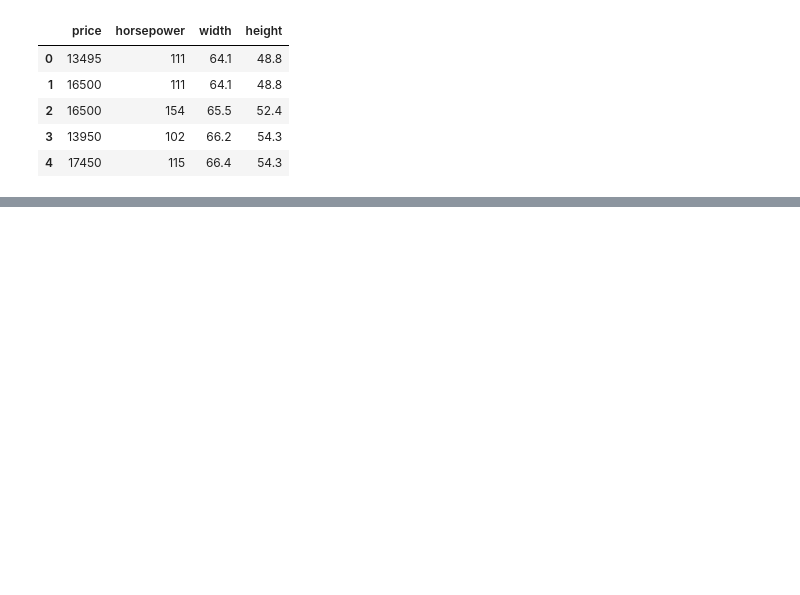
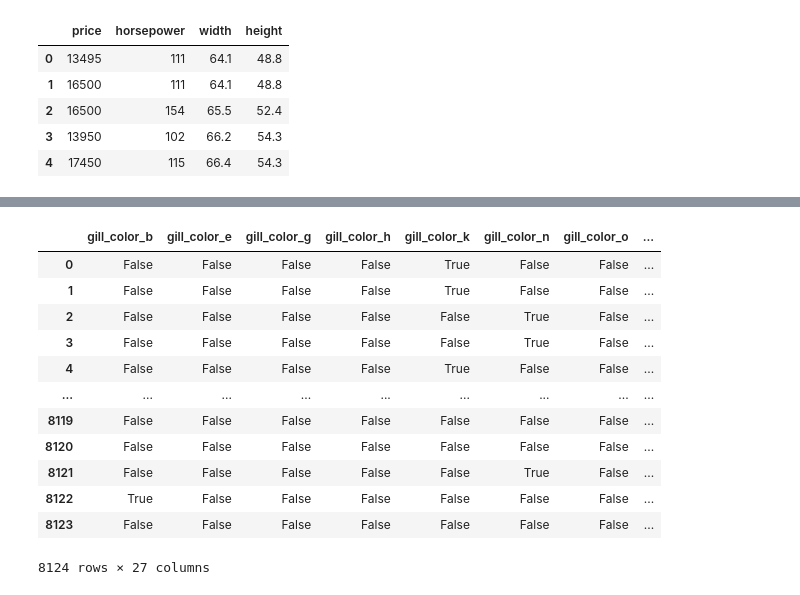
Before and after one commit to KoikeTakafumi2000/EU_M_Math-Repository, a Jupyter notebook: Chap08/Chap08_sample.ipynb, the cells around one changed output, grey strips where cells are left out. Cells and saved outputs as stored; diff of their text form; code cells hidden in the pictures; blank space fills up the shorter version.

```diff
--- a/Chap08/Chap08_sample.ipynb
+++ b/Chap08/Chap08_sample.ipynb
@@ -267,0 +286,14 @@ print('{}(test):{:.6f}'.format(model.__class__.__name__ , model.score(X_test,y_t
+# %%
+# データを取得
+url = 'http://archive.ics.uci.edu/ml/machine-learning-databases/mushroom/agaricus-lepiota.data'
+res = requests.get(url).content
+# 取得したデータを DataFrame オブジェクトとして読み込み
+mushroom = pd.read_csv(io.StringIO(res.decode('utf-8')), header=None)
+# データの列にラベルを設定
+mushroom.columns =['classes','cap_shape','cap_surface','cap_color','odor','bruises',
+'gill_attachment','gill_spacing','gill_size','gill_color','stalk_shape',
+'stalk_root','stalk_surface_above_ring','stalk_surface_below_ring',
+'stalk_color_above_ring','stalk_color_below_ring','veil_type','veil_color',
+'ring_number','ring_type','spore_print_color','population','habitat']
+# 先頭 5 行を表示
+mushroom.head()
@@ -267,0 +328,16 @@ print('{}(test):{:.6f}'.format(model.__class__.__name__ , model.score(X_test,y_t
+# %%
+mushroom_dummy
+# %% [output]
+|  | gill_color_b | gill_color_e | gill_color_g | gill_color_h | gill_color_k | gill_color_n | gill_color_o | ... |
+| 0 | False | False | False | False | True | False | False | ... |
+| 1 | False | False | False | False | True | False | False | ... |
+| 2 | False | False | False | False | False | True | False | ... |
+| 3 | False | False | False | False | False | True | False | ... |
+| 4 | False | False | False | False | True | False | False | ... |
+| ... | ... | ... | ... | ... | ... | ... | ... | ... |
+| 8119 | False | False | False | False | False | False | False | ... |
+| 8120 | False | False | False | False | False | False | False | ... |
+| 8121 | False | False | False | False | False | True | False | ... |
+| 8122 | True | False | False | False | False | False | False | ... |
+| 8123 | False | False | False | False | False | False | False | ... |
+8124 rows × 27 columns
```
Also changed, not shown: parts of 24 cells of this notebook, 12 other files.
